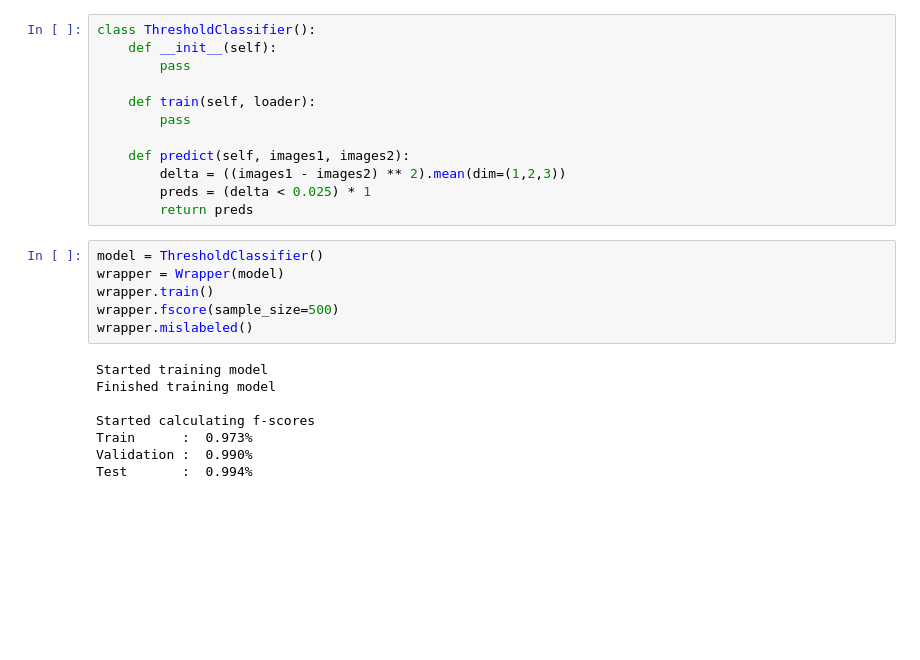
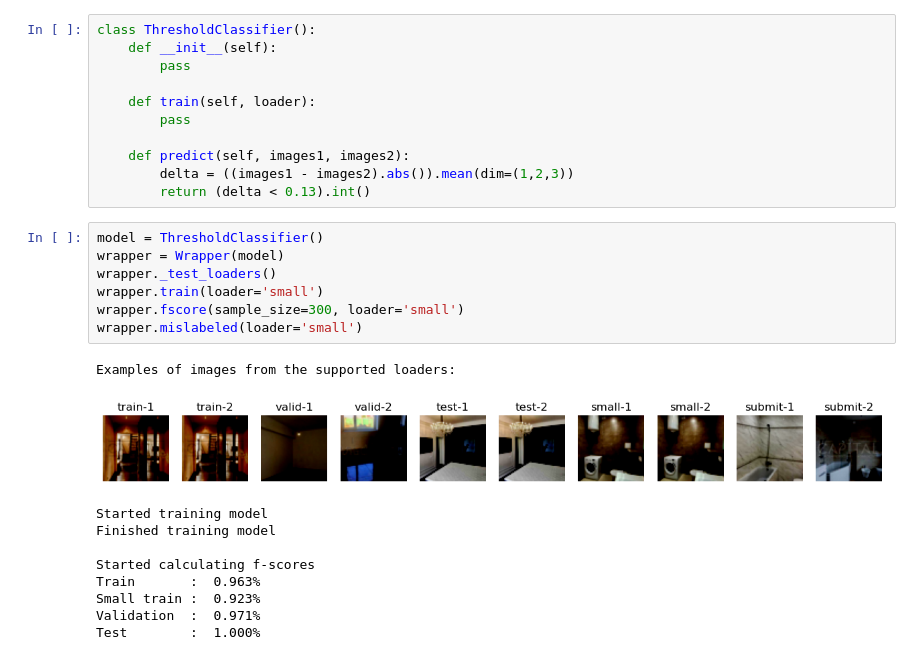
Before and after one commit to CSC-Hackathon-Solutions/image-similarity, a Jupyter notebook: main.ipynb, the cells around one changed output. Drawn from its saved outputs; the diff is of its cells as text; blank space fills up the shorter version.

Commit message:
Wrapper now supports small.csv

```diff
--- a/main.ipynb
+++ b/main.ipynb
@@ -171,22 +176,25 @@ class ThresholdClassifier():
         pass
 
     def predict(self, images1, images2):
-        delta = ((images1 - images2) ** 2).mean(dim=(1,2,3))
-        preds = (delta < 0.025) * 1
-        return preds
+        delta = ((images1 - images2).abs()).mean(dim=(1,2,3))
+        return (delta < 0.13).int()
 # %%
 model = ThresholdClassifier()
 wrapper = Wrapper(model)
-wrapper.train()
-wrapper.fscore(sample_size=500)
-wrapper.mislabeled()
+wrapper._test_loaders()
+wrapper.train(loader='small')
+wrapper.fscore(sample_size=300, loader='small')
+wrapper.mislabeled(loader='small')
 # %% [output]
-Started training model
-Finished training model
-
-Started calculating f-scores
-Train      :  0.973%
-Validation :  0.990%
-Test       :  0.994%
+Examples of images from the supported loaders:
+[figure, added]
+Started training model
+Finished training model
+
+Started calculating f-scores
+Train       :  0.963%
+Small train :  0.923%
+Validation  :  0.971%
+Test        :  1.000%
 [interactive output not drawn]
 [interactive output not drawn]
```
Also changed, not shown: parts of 2 cells of this notebook.
